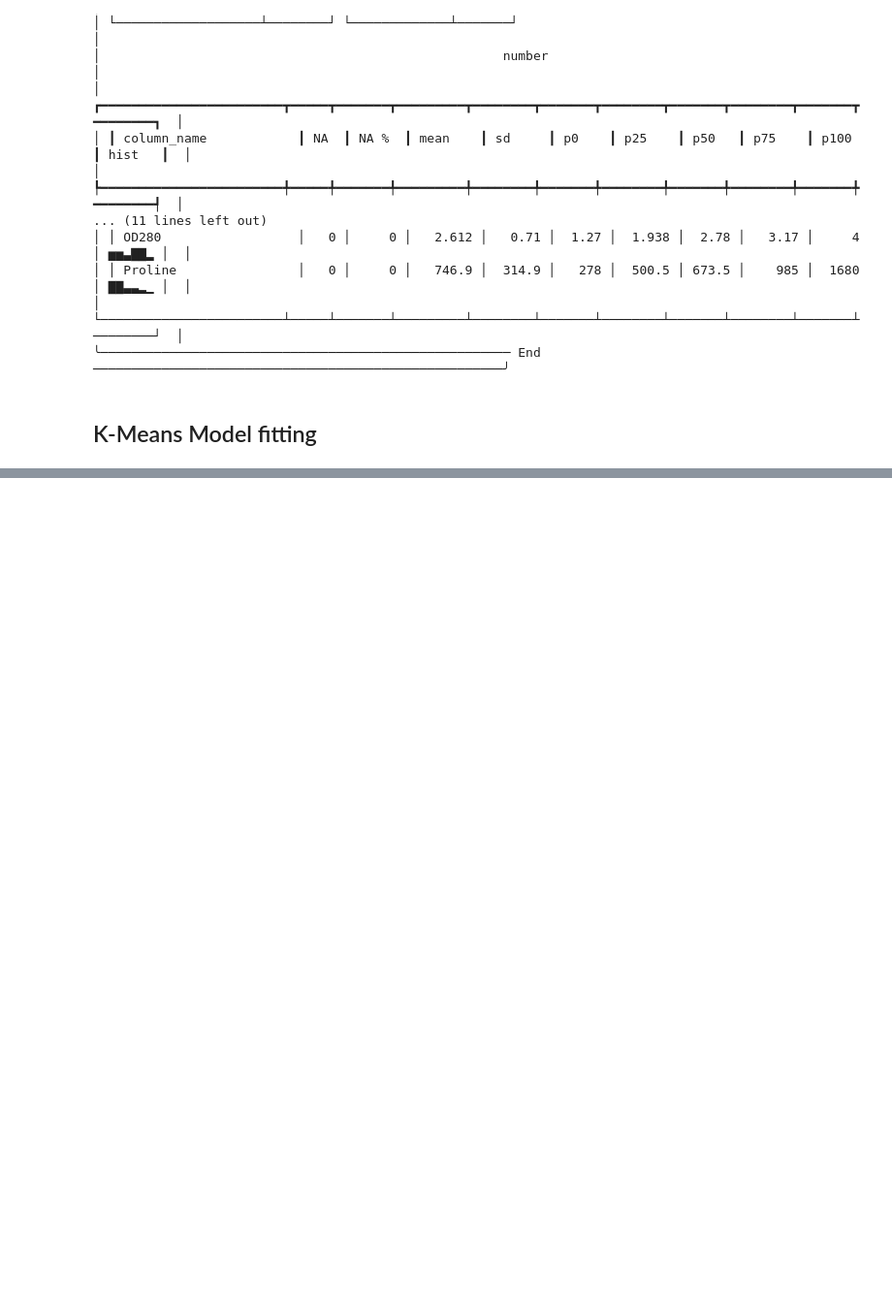
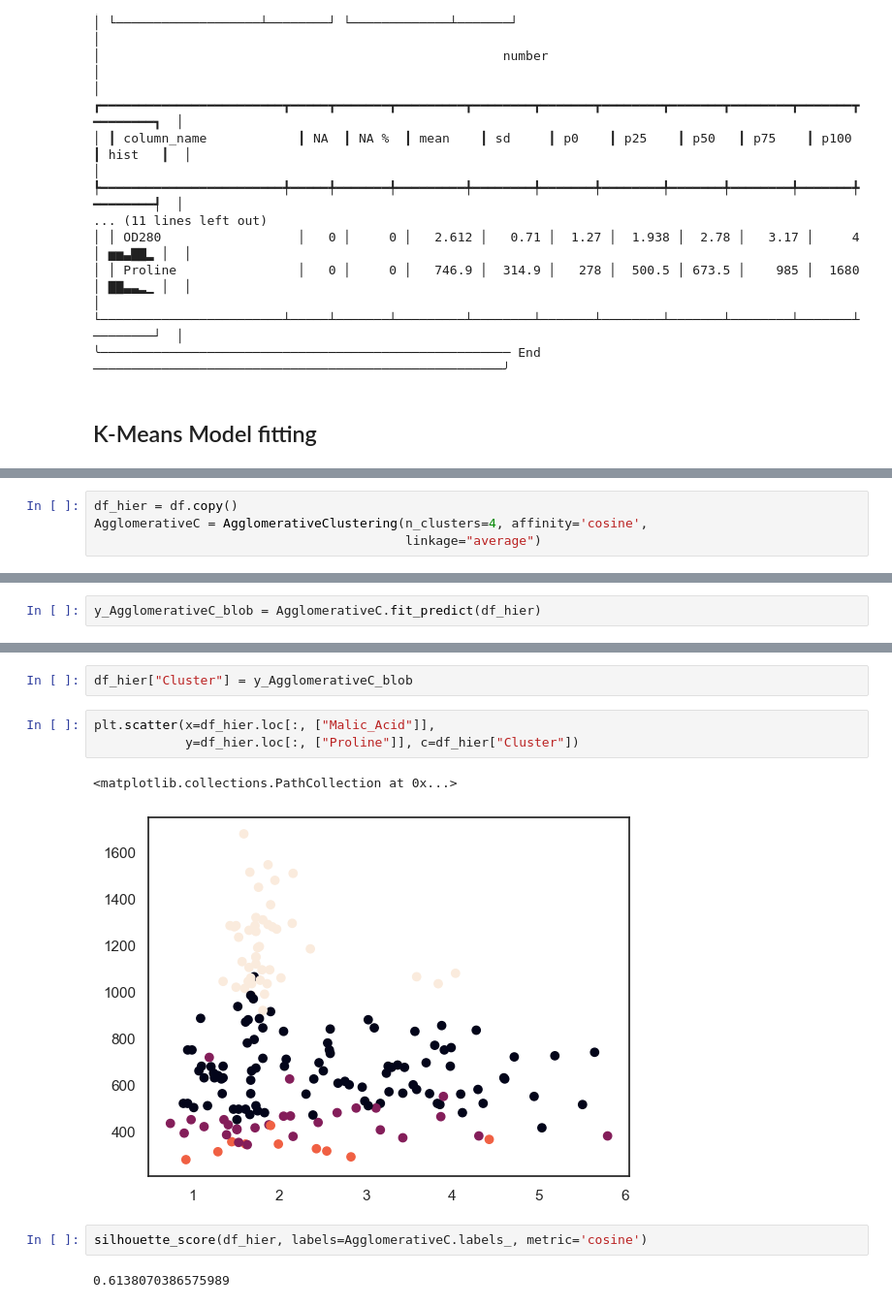
Before and after one commit to h-sutiwas/personal-project, a Jupyter notebook: Wine Clustering/wine_clustering.ipynb, the cells around one changed output, grey strips where cells are left out. Shown at 97% size. Cells and saved outputs as stored; diff of their text form; blank space fills up the shorter version.

```diff
--- a/Wine Clustering/wine_clustering.ipynb
+++ b/Wine Clustering/wine_clustering.ipynb
@@ -192,0 +197,4 @@ silhouette_score(df, labels=kmeans.labels_, metric='euclidean')
+# %%
+df_hier = df.copy()
+AgglomerativeC = AgglomerativeClustering(n_clusters=4, affinity='cosine',
+                                         linkage="average")
@@ -192,0 +205,2 @@ silhouette_score(df, labels=kmeans.labels_, metric='euclidean')
+# %%
+y_AgglomerativeC_blob = AgglomerativeC.fit_predict(df_hier)
@@ -192,0 +219,12 @@ silhouette_score(df, labels=kmeans.labels_, metric='euclidean')
+# %%
+df_hier["Cluster"] = y_AgglomerativeC_blob
+# %%
+plt.scatter(x=df_hier.loc[:, ["Malic_Acid"]],
+            y=df_hier.loc[:, ["Proline"]], c=df_hier["Cluster"])
+# %% [output]
+<matplotlib.collections.PathCollection at 0x...>
+[figure, added]
+# %%
+silhouette_score(df_hier, labels=AgglomerativeC.labels_, metric='cosine')
+# %% [output]
+0.6138070386575989
```
Also changed, not shown: parts of 8 cells of this notebook.
